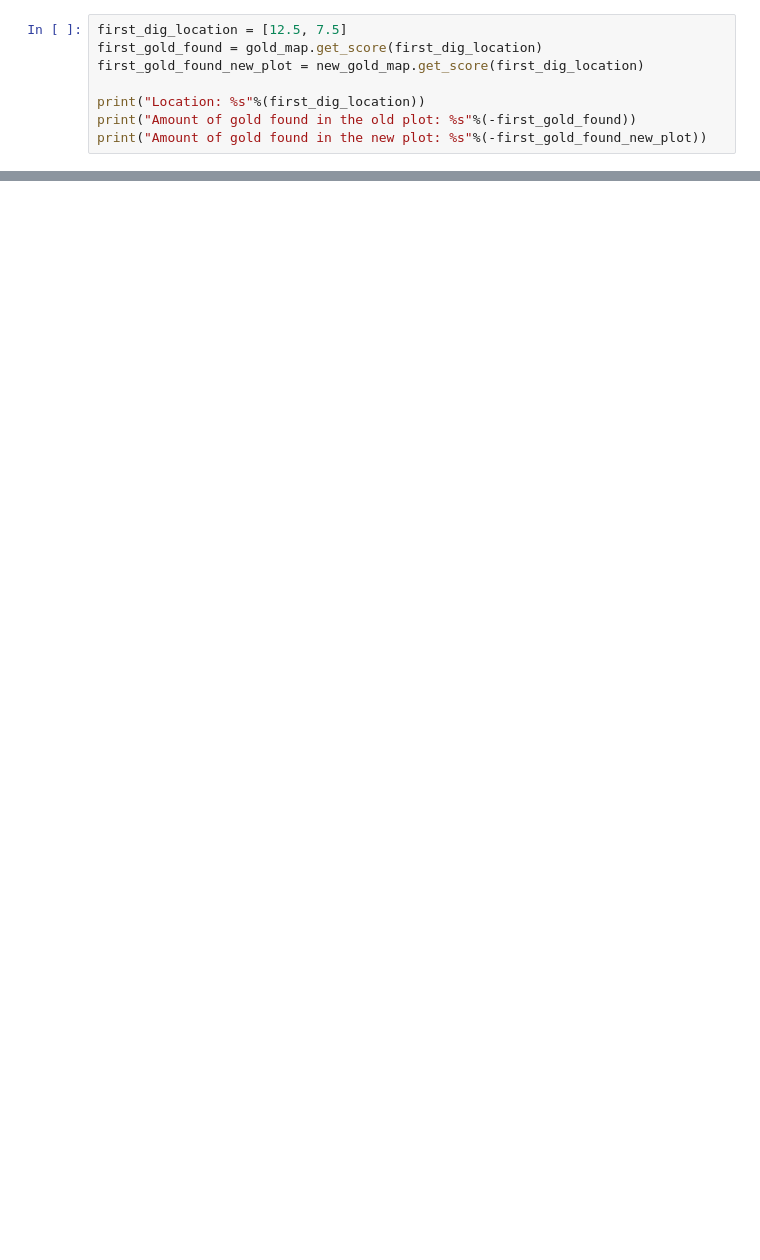
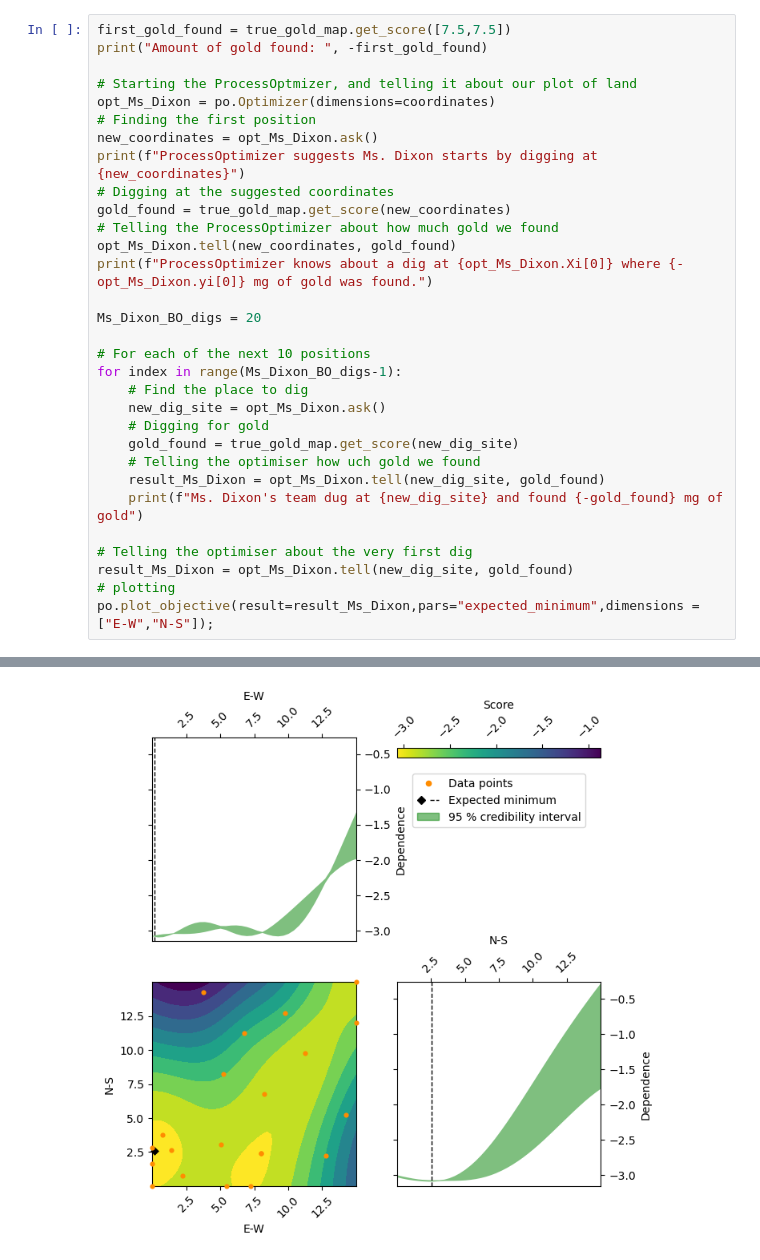
Before and after one commit to novonordisk-research/ProcessOptimizer, a Jupyter notebook: examples/walkthrough/08_transfer_to_new_environment.ipynb, the cells around one changed output, grey strips where cells are left out. Saved outputs shown, nothing was run; the diff lists cells and outputs as text; blank space fills up the shorter version.

```diff
--- a/examples/walkthrough/08_transfer_to_new_environment.ipynb
+++ b/examples/walkthrough/08_transfer_to_new_environment.ipynb
@@ -47,8 +64,32 @@ As this is first attempt to explore the space, Ms. Dixon send there unexperience
 # %%
-first_dig_location = [12.5, 7.5]
-first_gold_found = gold_map.get_score(first_dig_location)
-first_gold_found_new_plot = new_gold_map.get_score(first_dig_location)
+first_gold_found = true_gold_map.get_score([7.5,7.5])
+print("Amount of gold found: ", -first_gold_found)
 
-print("Location: %s"%(first_dig_location))
-print("Amount of gold found in the old plot: %s"%(-first_gold_found))
-print("Amount of gold found in the new plot: %s"%(-first_gold_found_new_plot))
+# Starting the ProcessOptmizer, and telling it about our plot of land
+opt_Ms_Dixon = po.Optimizer(dimensions=coordinates)
+# Finding the first position
+new_coordinates = opt_Ms_Dixon.ask()
+print(f"ProcessOptimizer suggests Ms. Dixon starts by digging at {new_coordinates}")
+# Digging at the suggested coordinates
+gold_found = true_gold_map.get_score(new_coordinates)
+# Telling the ProcessOptimizer about how much gold we found
+opt_Ms_Dixon.tell(new_coordinates, gold_found)
+print(f"ProcessOptimizer knows about a dig at {opt_Ms_Dixon.Xi[0]} where {-opt_Ms_Dixon.yi[0]} mg of gold was found.")
+
+Ms_Dixon_BO_digs = 20
+
+# For each of the next 10 positions
+for index in range(Ms_Dixon_BO_digs-1):
+    # Find the place to dig
+    new_dig_site = opt_Ms_Dixon.ask()
+    # Digging for gold
+    gold_found = true_gold_map.get_score(new_dig_site)
+    # Telling the optimiser how uch gold we found
+    result_Ms_Dixon = opt_Ms_Dixon.tell(new_dig_site, gold_found)
+    print(f"Ms. Dixon's team dug at {new_dig_site} and found {-gold_found} mg of gold")
+
+# Telling the optimiser about the very first dig
+result_Ms_Dixon = opt_Ms_Dixon.tell(new_dig_site, gold_found)
+# plotting
+po.plot_objective(result=result_Ms_Dixon,pars="expected_minimum",dimensions = ["E-W","N-S"]);
+# %% [output]
@@ -54,0 +113 @@ print("Amount of gold found in the new plot: %s"%(-first_gold_found_new_plot))
+[figure, added]
```
Also changed, not shown: parts of 29 cells of this notebook, 6 other files.
